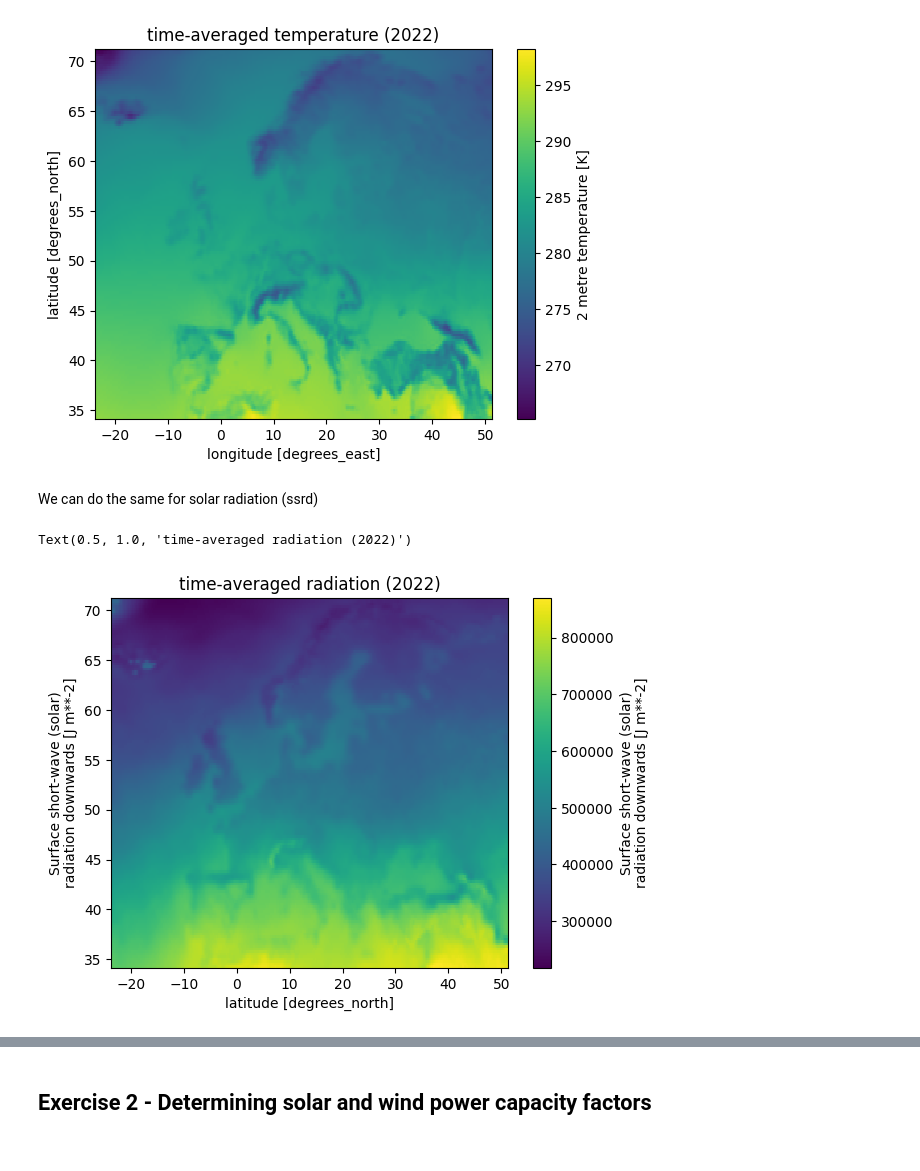
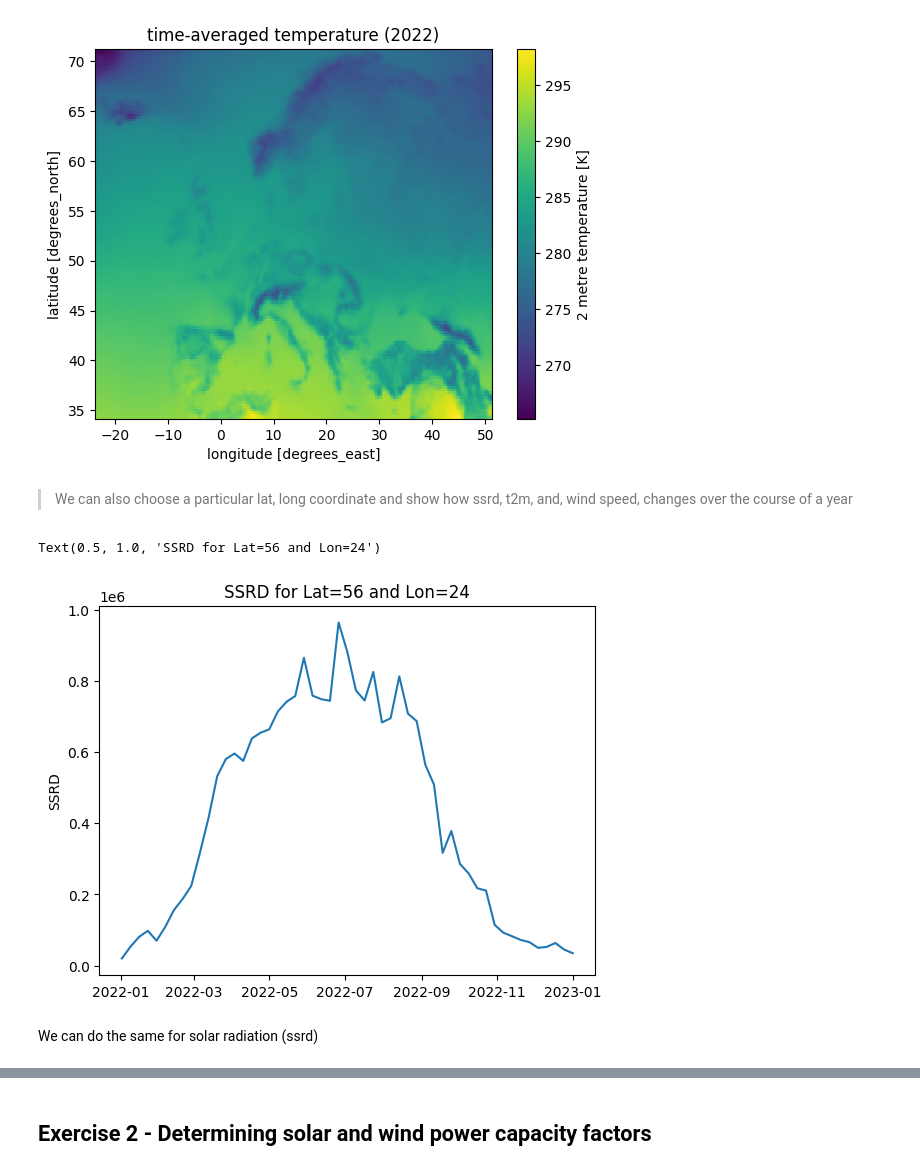
Before and after one commit to victorelgersma/dafs, a Jupyter notebook: final_assignment/AssignmentESMFinal.ipynb, the cells around one changed output, grey strips where cells are left out. Cells and saved outputs as stored; diff of their text form; code cells hidden in the pictures.

Commit message:
add weekly means of wind speed and ssrd

```diff
--- a/final_assignment/AssignmentESMFinal.ipynb
+++ b/final_assignment/AssignmentESMFinal.ipynb
@@ -11,16 +4,0 @@ In this final assignment for the Energy System Modelling module, you will first
-# %%
-# Set default colormap
-
-import matplotlib as mpl
-from matplotlib.colors import LinearSegmentedColormap
-
-black_red = LinearSegmentedColormap.from_list(
-    "black_red",
-    ["black", "red"]
-)
-
-# Register it once
-mpl.colormaps.register(black_red)
-
-# Set it as the default colormap
-mpl.rcParams["image.cmap"] = "black_red"
@@ -171,19 +156,28 @@ ax.set_title("time-averaged temperature (2022)")
 # %% [output]
 Text(0.5, 1.0, 'time-averaged temperature (2022)')
 [figure]
+# %% [markdown]
+> We can also choose a particular lat, long coordinate and show how ssrd, t2m, and, wind speed, changes over the course of a year
+# %%
+# choose a random point on the grid
+
+lat = random.randint(35,70)
+lon = random.randint(-20, 50)
+# %%
+import matplotlib.pyplot as plt
+import pandas as pd
+import random
+
+y = era5.sel(latitude=lat, longitude= lon, method='nearest')['ssrd']
+x = pd.to_datetime(era5.sel(latitude= 34, longitude= -18, method='nearest').valid_time)
+
+s = pd.Series(y,index=x)
+weekly = s.resample('W').mean()
+plt.plot(weekly)
+plt.ylabel("SSRD")
+plt.title(f"SSRD for Lat={lat} and Lon={lon}")
+# %% [output]
+Text(0.5, 1.0, 'SSRD for Lat=56 and Lon=24')
+[figure, added]
 # %% [markdown]
 We can do the same for solar radiation (ssrd)
-# %%
-# let's map ssrd and t2m for our data:
-
-(fig, ax) = plt.subplots()
-
-era5.mean(dim="valid_time")["ssrd"].plot(ax=ax)
-
-era5["ssrd"].mean(dim=["longitude", "valid_time"]).plot.line(ax=ax)
-
-
-ax.set_title("time-averaged radiation (2022)")
-# %% [output]
-Text(0.5, 1.0, 'time-averaged radiation (2022)')
-[figure, removed]
```
Also changed, not shown: parts of 11 cells of this notebook, 1 other file.
